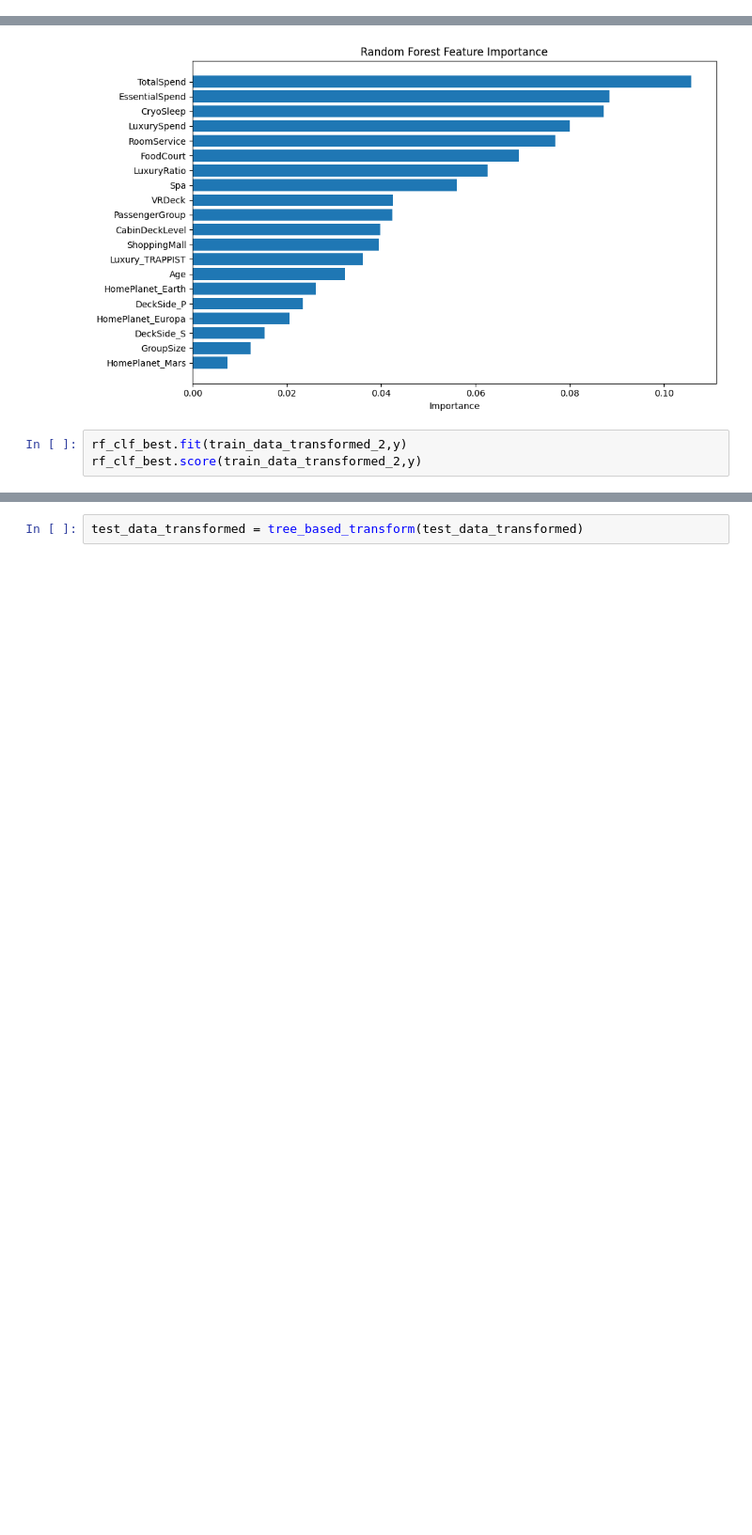
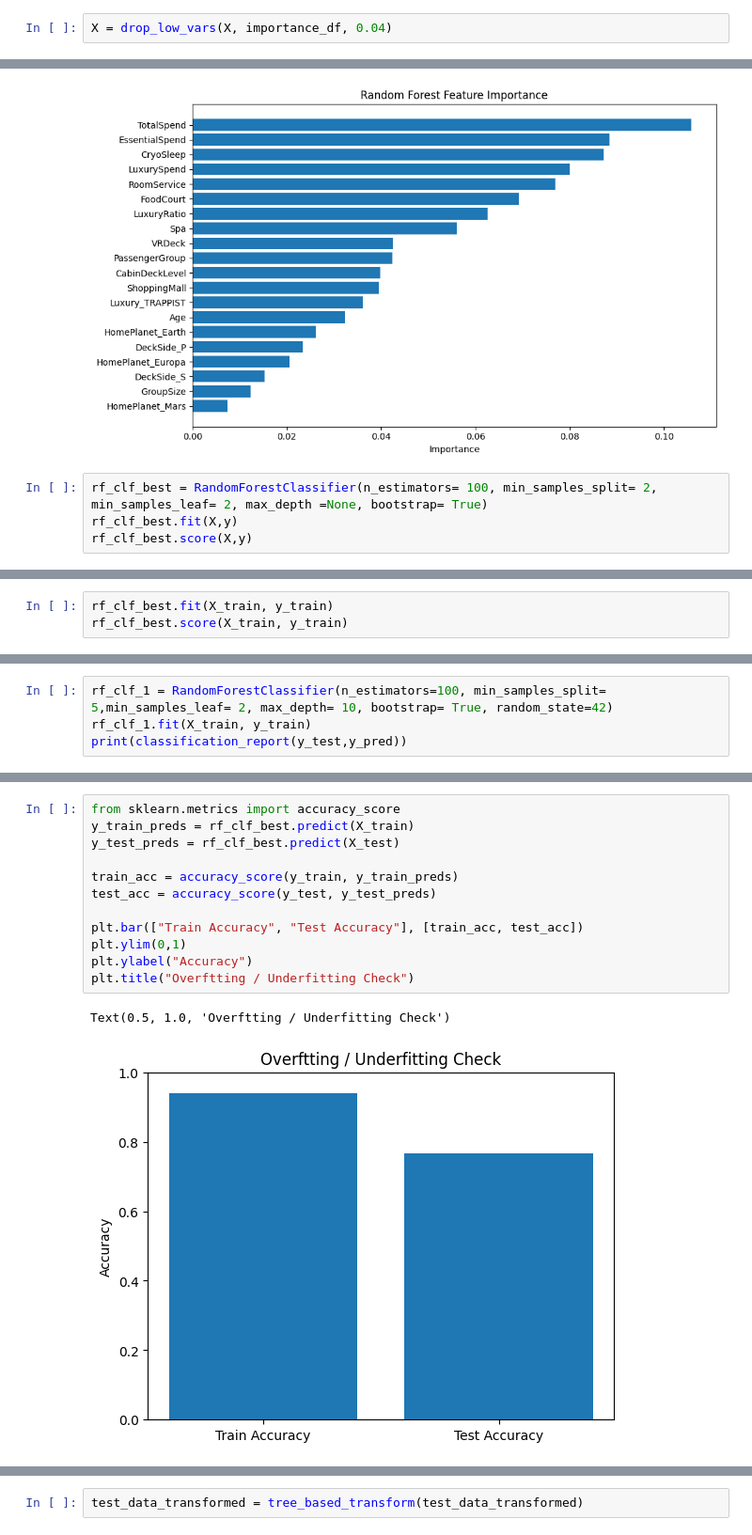
Before and after one commit to smc8501/spaceship-titanic, a Jupyter notebook: spaceship-titanic-notebook.ipynb, the cells around one changed output, grey strips where cells are left out. Shown at 94% size. Cells and saved outputs as stored; diff of their text form; blank space fills up the shorter version.

Commit message:
Created submission 10 and 11 and created two random_forest models to improve accuracy.

```diff
--- a/spaceship-titanic-notebook.ipynb
+++ b/spaceship-titanic-notebook.ipynb
@@ -514,2 +482,4 @@ train_data_transformed_2
+# %%
+X = drop_low_vars(X, importance_df, 0.04)
 # %%
 rf, importance_df = get_rf_feature_importance(X,y,rf_clf_best)
@@ -518,6 +490,7 @@ plot_rf_importance(importance_df, top_n=20)
 # %% [output]
 [figure]
 # %%
-rf_clf_best.fit(train_data_transformed_2,y)
-rf_clf_best.score(train_data_transformed_2,y)
+rf_clf_best = RandomForestClassifier(n_estimators= 100, min_samples_split= 2, min_samples_leaf= 2, max_depth =None, bootstrap= True)
+rf_clf_best.fit(X,y)
+rf_clf_best.score(X,y)
 # %% [output]
@@ -524,0 +498,3 @@ rf_clf_best.score(train_data_transformed_2,y)
+# %%
+rf_clf_best.fit(X_train, y_train)
+rf_clf_best.score(X_train, y_train)
@@ -524,0 +516,4 @@ rf_clf_best.score(train_data_transformed_2,y)
+# %%
+rf_clf_1 = RandomForestClassifier(n_estimators=100, min_samples_split= 5,min_samples_leaf= 2, max_depth= 10, bootstrap= True, random_state=42)
+rf_clf_1.fit(X_train, y_train)
+print(classification_report(y_test,y_pred))
@@ -524,0 +529,15 @@ rf_clf_best.score(train_data_transformed_2,y)
+# %%
+from sklearn.metrics import accuracy_score
+y_train_preds = rf_clf_best.predict(X_train)
+y_test_preds = rf_clf_best.predict(X_test)
+
+train_acc = accuracy_score(y_train, y_train_preds)
+test_acc = accuracy_score(y_test, y_test_preds)
+
+plt.bar(["Train Accuracy", "Test Accuracy"], [train_acc, test_acc])
+plt.ylim(0,1)
+plt.ylabel("Accuracy")
+plt.title("Overftting / Underfitting Check")
+# %% [output]
+Text(0.5, 1.0, 'Overftting / Underfitting Check')
+[figure, added]
```
Also changed, not shown: parts of 27 cells of this notebook, 2 other files.
